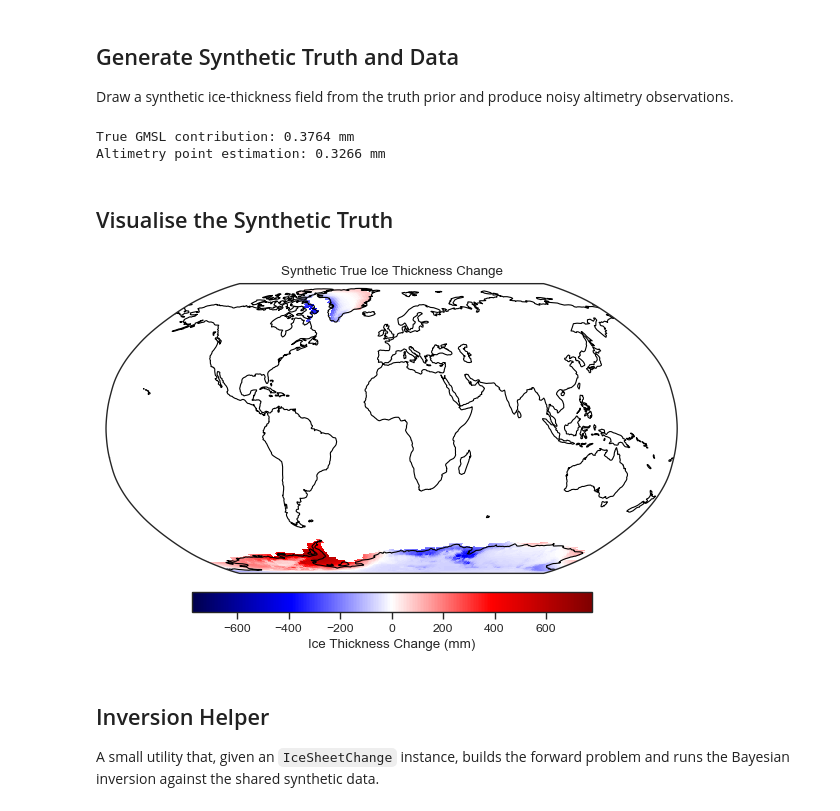
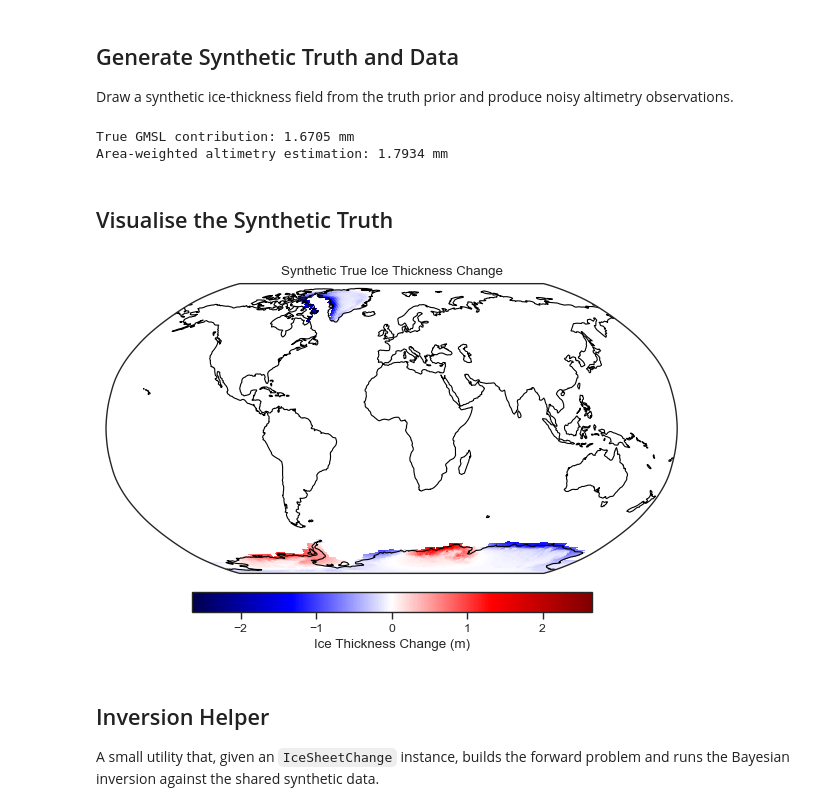
Before and after one commit to 0thomasholland/Part_III_Project, a Jupyter notebook: notebooks/07 - Inversion Sensitivity.ipynb, the cells around one changed output. Drawn from its saved outputs; the diff is of its cells as text; code cells hidden in the pictures.

```diff
--- a/notebooks/07 - Inversion Sensitivity.ipynb
+++ b/notebooks/07 - Inversion Sensitivity.ipynb
@@ -9,6 +9,7 @@ respond to changes in the prior: correlation length scale, mean offset
 
 Import libraries, configure plotting, and initialise the fingerprint model.
 # %%
+import cartopy.crs as ccrs
 import colorcet as cc
 import matplotlib.pyplot as plt
 import numpy as np
@@ -23,6 +24,7 @@ from pygeoinf import (
     LinearBayesianInversion,
     LinearForwardProblem,
 )
+from pygeoinf.symmetric_space.sphere import SphereHelper
 from pyslfp import (
     FingerPrint,
     IceModel,
@@ -32,10 +34,13 @@ from pyslfp import (
 from project import colors
 from pygeoinf_extras import standard_dev
 from pygeoinf_extras.operators import (
-    point_averaging_operator,
+    point_averaging_area_weighted_operator,
 )
+from pyslfp_extras.altimetry import GridPoints
 from pyslfp_extras.ice_thickness import IceSheetChange
-from pyslfp_extras.plotting import plot
+from pyshtools import SHGrid
+
+from pyslfp_extras import plot
 
 # --- Plotting style ---
 sns.set_theme("paper")
@@ -43,7 +48,7 @@ sns.set_style("ticks")
 
 fig_format = "png"
 NOTEBOOK_DIR = Path.cwd()
-FIGURES_DIR = NOTEBOOK_DIR / "figures" / fig_format
+FIGURES_DIR = NOTEBOOK_DIR / "figures"
 FIGURES_DIR.mkdir(parents=True, exist_ok=True)
 
 print(f"Notebook directory: {NOTEBOOK_DIR}")
@@ -126,8 +137,10 @@ Forward operator: 16641 -> 1402
 Draw a synthetic ice-thickness field from the truth prior and produce
 noisy altimetry observations.
 # %%
+# set numpy random seed for reproducibility 36649549
+np.random.seed(349549)
 # --- Data error ---
-altimetry_std_dev = 0.001
+altimetry_std_dev = 0.003
 data_error_measure = (
     GaussianMeasure.from_standard_deviation(
         data_space, altimetry_std_dev
@@ -147,52 +160,43 @@ forward_problem = LinearForwardProblem(
 
 # --- Draw truth ---
 truth_prior_measure = truth_ice_change.ice_thickness
-np.random.seed(76)
 model_true, data = forward_problem.synthetic_model_and_data(
     truth_prior_measure
 )
+
 
 # --- True GMSL ---
 GMSL_true = B(model_true)[0]
 print(f"True GMSL contribution: {GMSL_true:.4f} mm")
 
-# --- Altimetry point estimation ---
-ssh_estimation_alt = (
-    truth_ice_change.load_to_point_estimated_gmsl_operator(
-        truth_ice_change.ice_thickness_to_load_operator(
-            model_true
-        )
-    )[0]
-    * 1000
+# --- Area-weighted altimetry point estimate ---
+ssh_point_values = truth_forward_op(model_true)
+ssh_estimation_alt = F(ssh_point_values)[0] * 1000
+print(
+    f"Area-weighted altimetry estimation: {ssh_estimation_alt:.4f} mm"
 )
-print(
-    f"Altimetry point estimation: {ssh_estimation_alt:.4f} mm"
-)
 # %% [output]
-True GMSL contribution: 0.3764 mm
-Altimetry point estimation: 0.3266 mm
+True GMSL contribution: 1.6705 mm
+Area-weighted altimetry estimation: 1.7934 mm
 # %% [markdown]
 ## Visualise the Synthetic Truth
 # %%
 fig, ax, im = plot(
-    model_true
-    * fp.length_scale
-    * 1000
-    * fp.ice_projection(),
+    model_true * fp.length_scale * fp.ice_projection(),
     coasts=True,
     cmap="seismic",
     symmetric=True,
-    colorbar_label="Ice Thickness Change (mm)",
+    colorbar_label="Ice Thickness Change (m)",
 )
 ax.set_title("Synthetic True Ice Thickness Change")
 fig.savefig(
     FIGURES_DIR / f"7-0_true_ice_thickness.{fig_format}",
-    dpi=300,
+    dpi=600,
     bbox_inches="tight",
 )
 plt.show()
 # %% [output]
-[figure, old version]
+[figure, new version]
 # %% [markdown]
 ## Inversion Helper
 
```
Also changed, not shown: parts of 9 cells of this notebook, 27 other files.
